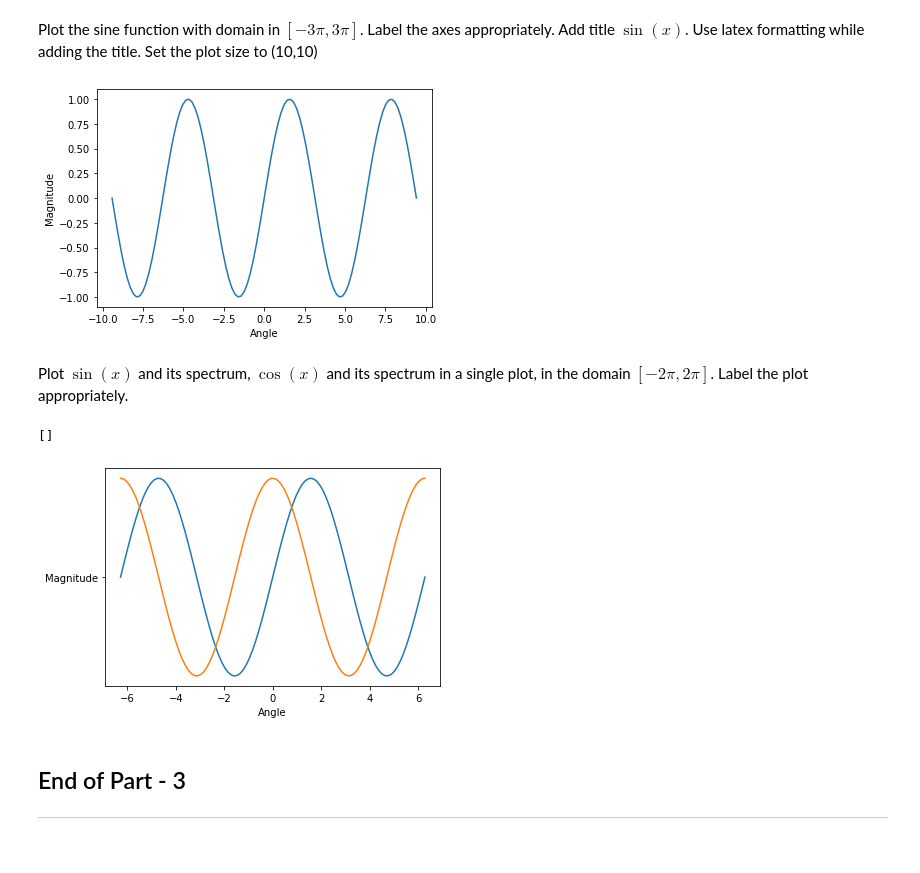
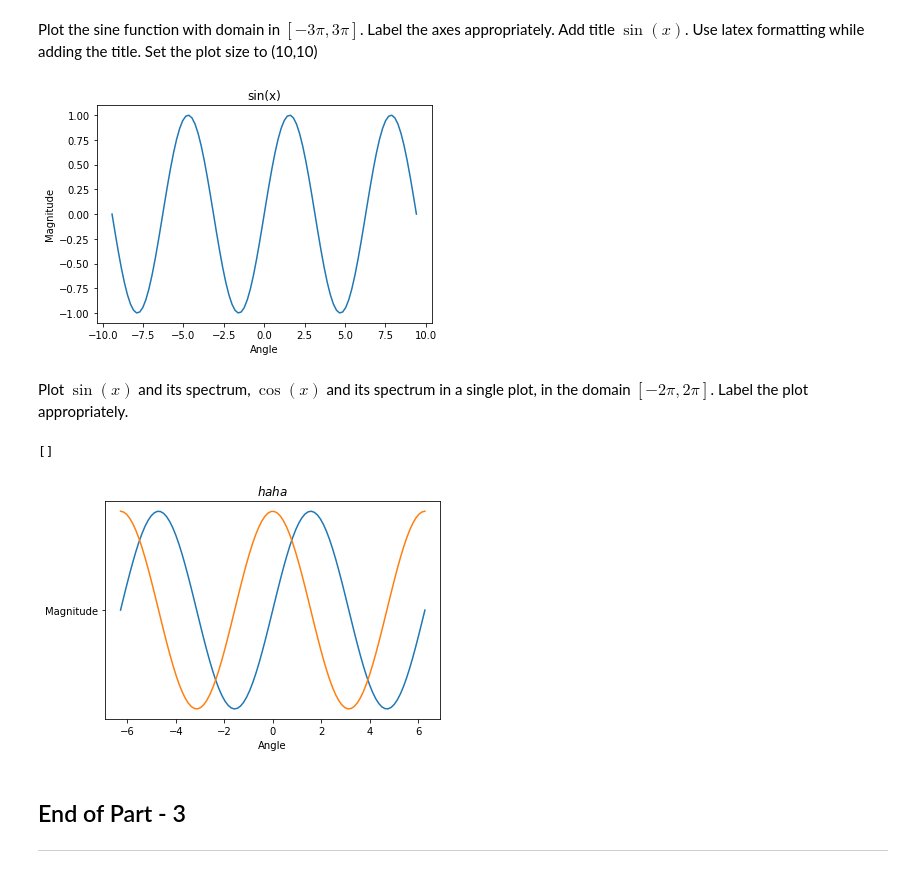
Before and after one commit to mukuakhilesh/SHALA2020, a Jupyter notebook: Assignment_1_DS.ipynb, the cells around one changed output. Drawn from its saved outputs; the diff is of its cells as text; code cells hidden in the pictures.

```diff
--- a/Assignment_1_DS.ipynb
+++ b/Assignment_1_DS.ipynb
@@ -387,11 +387,12 @@ Plot the sine function with domain in $[-3\pi,3\pi]$. Label the axes appropriate
 # %%
 x = np.linspace(-3*np.pi , 3*np.pi , 100)
 plt.plot(x,np.sin(x))
 plt.xlabel('Angle')
 plt.ylabel('Magnitude')
+plt.title(r'sin(x)')
 plt.show()
 # %% [output]
-[figure, old version]
+[figure, new version]
 # %% [markdown]
 Plot $\sin(x)$ and its spectrum, $\cos(x)$ and its spectrum in a single plot, in the domain $[-2\pi,2\pi]$. Label the plot appropriately.
 # %%
@@ -400,10 +401,11 @@ plt.plot(x,np.sin(x))
 plt.plot(x,np.cos(x))
 plt.xlabel('Angle')
 plt.plot('Magnitude')
+plt.title(r'$haha$')
 plt.plot()
 # %% [output]
 []
-[figure, old version]
+[figure, new version]
 # %% [markdown]
 ## End of Part - 3
 ---
```
Also changed, not shown: parts of 1 cell of this notebook.
